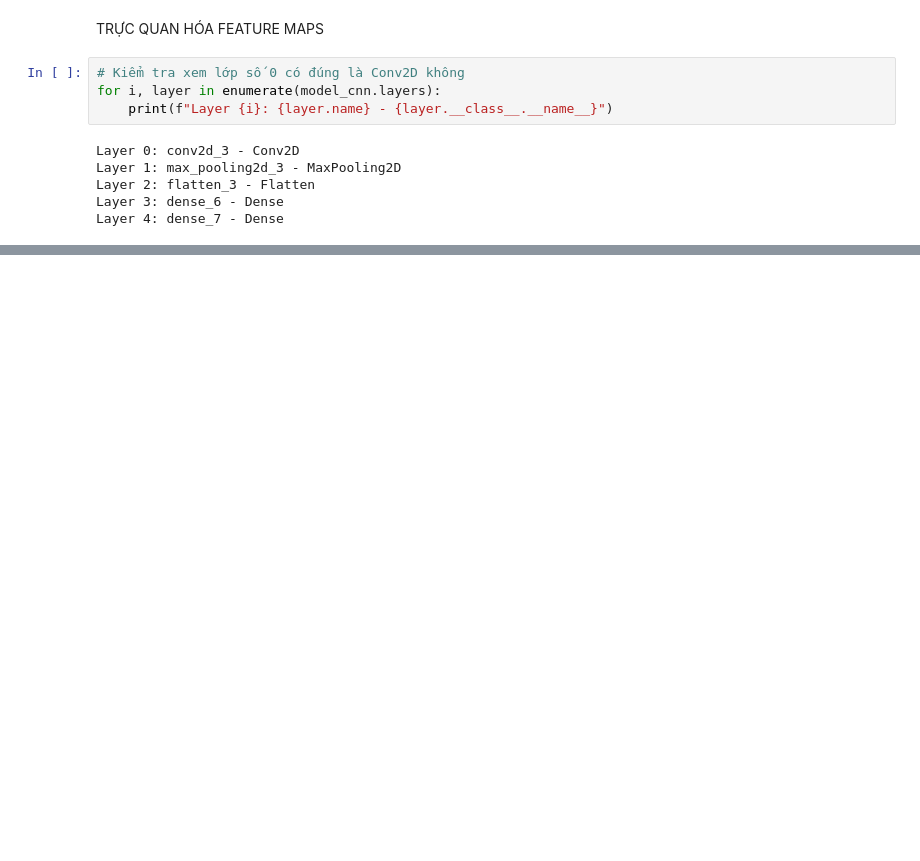
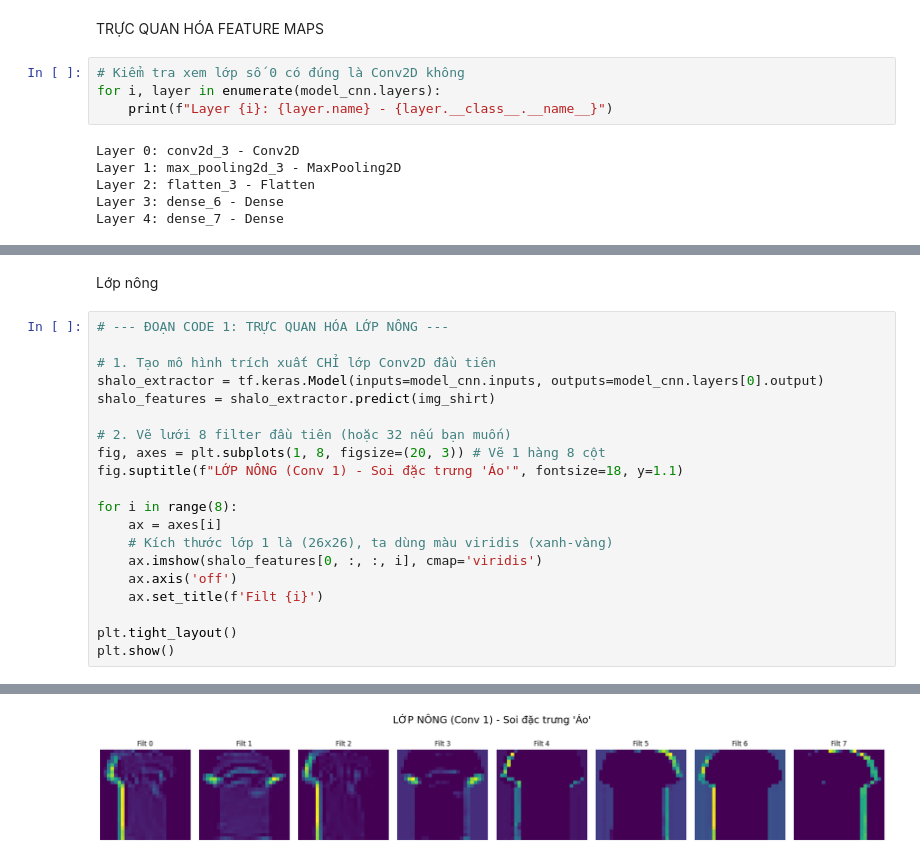
Before and after one commit to dangchicong/hocsau, a Jupyter notebook: Do_an.ipynb, the cells around one changed output, grey strips where cells are left out. Saved outputs shown, nothing was run; the diff lists cells and outputs as text; blank space fills up the shorter version.

```diff
--- a/Do_an.ipynb
+++ b/Do_an.ipynb
@@ -815,0 +759,23 @@ plt.show()
+# %% [markdown]
+Lớp nông
+# %%
+# --- ĐOẠN CODE 1: TRỰC QUAN HÓA LỚP NÔNG ---
+
+# 1. Tạo mô hình trích xuất CHỈ lớp Conv2D đầu tiên
+shalo_extractor = tf.keras.Model(inputs=model_cnn.inputs, outputs=model_cnn.layers[0].output)
+shalo_features = shalo_extractor.predict(img_shirt)
+
+# 2. Vẽ lưới 8 filter đầu tiên (hoặc 32 nếu bạn muốn)
+fig, axes = plt.subplots(1, 8, figsize=(20, 3)) # Vẽ 1 hàng 8 cột
+fig.suptitle(f"LỚP NÔNG (Conv 1) - Soi đặc trưng 'Áo'", fontsize=18, y=1.1)
+
+for i in range(8):
+    ax = axes[i]
+    # Kích thước lớp 1 là (26x26), ta dùng màu viridis (xanh-vàng)
+    ax.imshow(shalo_features[0, :, :, i], cmap='viridis')
+    ax.axis('off')
+    ax.set_title(f'Filt {i}')
+
+plt.tight_layout()
+plt.show()
+# %% [output]
@@ -815,0 +783 @@ plt.show()
+[figure, added]
```
Also changed, not shown: parts of 21 cells of this notebook.
